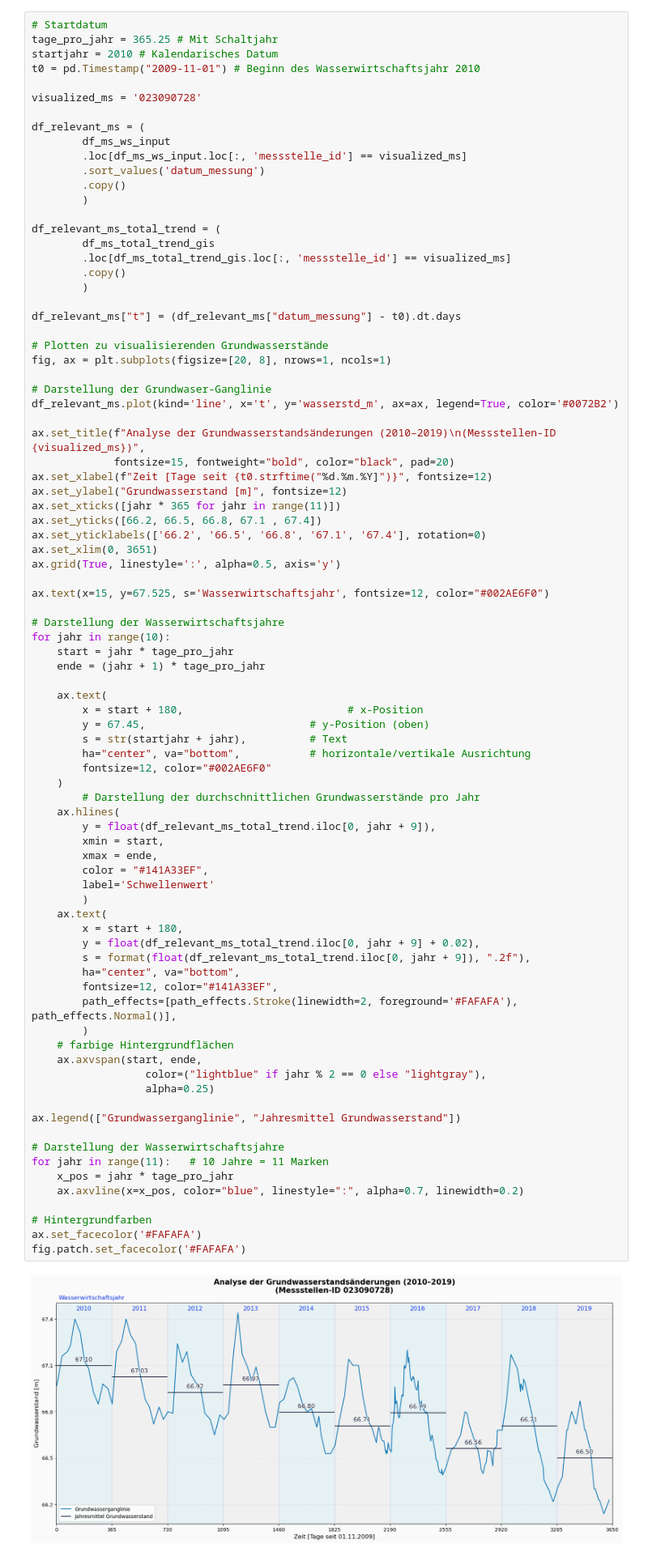
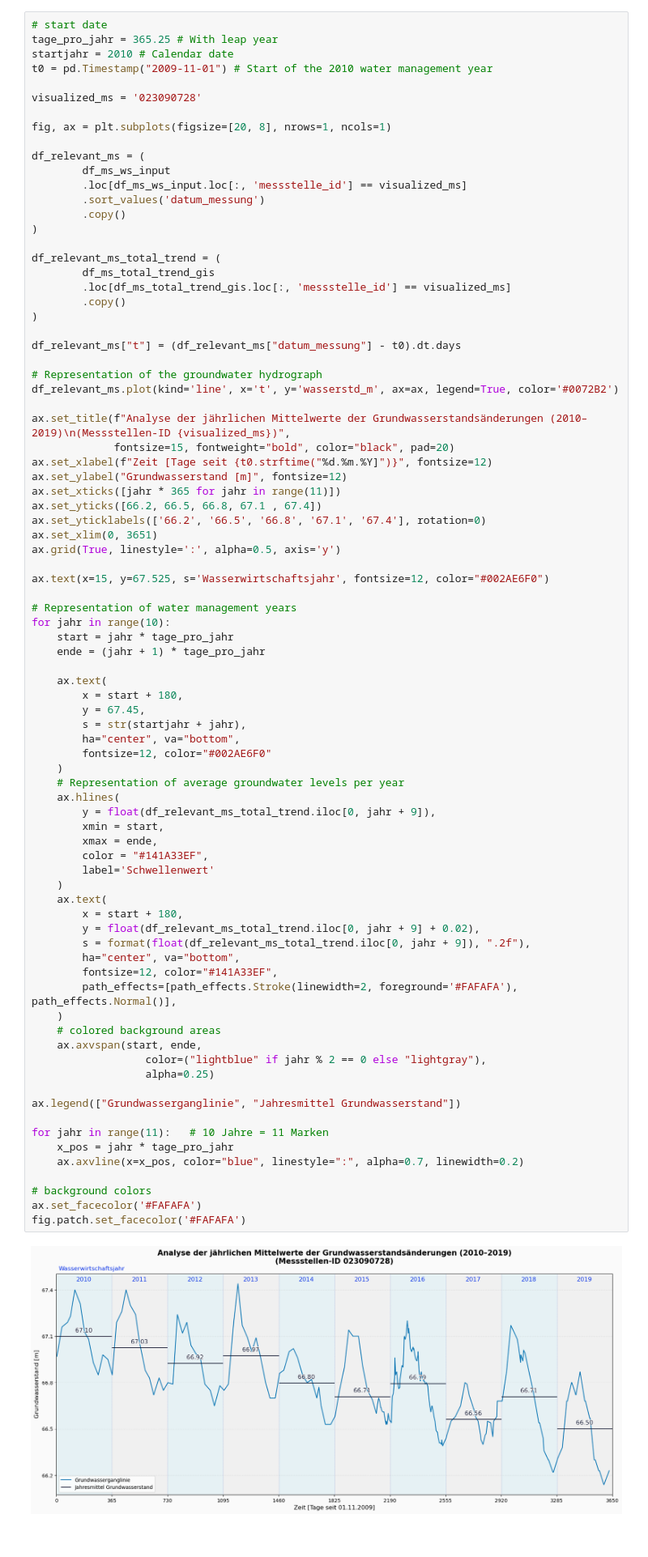
Before and after one commit to Maurinus83/DPP-GroundwaterNRW, a Jupyter notebook: notebooks/05_visualization_total_trend.ipynb, the cells around one changed output. Shown at 81% size. Drawn from its saved outputs; the diff is of its cells as text.

```diff
--- a/notebooks/05_visualization_total_trend.ipynb
+++ b/notebooks/05_visualization_total_trend.ipynb
@@ -14,35 +14,34 @@ df_ms_total_trend_gis = pd.read_pickle("../data/processed/grundwasserdaten-NRW/G
 # %% [markdown]
 ## Grundwasserstandsentwicklung mit jährlichen Mittelwertlinien
 # %%
-# Startdatum
-tage_pro_jahr = 365.25 # Mit Schaltjahr
-startjahr = 2010 # Kalendarisches Datum
-t0 = pd.Timestamp("2009-11-01") # Beginn des Wasserwirtschaftsjahr 2010
+# start date
+tage_pro_jahr = 365.25 # With leap year
+startjahr = 2010 # Calendar date
+t0 = pd.Timestamp("2009-11-01") # Start of the 2010 water management year
 
 visualized_ms = '023090728'
+
+fig, ax = plt.subplots(figsize=[20, 8], nrows=1, ncols=1)
 
 df_relevant_ms = (
         df_ms_ws_input
         .loc[df_ms_ws_input.loc[:, 'messstelle_id'] == visualized_ms]
         .sort_values('datum_messung')
         .copy()
-        )
+)
 
 df_relevant_ms_total_trend = (
         df_ms_total_trend_gis
         .loc[df_ms_total_trend_gis.loc[:, 'messstelle_id'] == visualized_ms]
         .copy()
-        )
+)
 
 df_relevant_ms["t"] = (df_relevant_ms["datum_messung"] - t0).dt.days
 
-# Plotten zu visualisierenden Grundwasserstände
-fig, ax = plt.subplots(figsize=[20, 8], nrows=1, ncols=1)
-
-# Darstellung der Grundwaser-Ganglinie
+# Representation of the groundwater hydrograph
 df_relevant_ms.plot(kind='line', x='t', y='wasserstd_m', ax=ax, legend=True, color='#0072B2')
 
-ax.set_title(f"Analyse der Grundwasserstandsänderungen (2010–2019)\n(Messstellen-ID {visualized_ms})",
+ax.set_title(f"Analyse der jährlichen Mittelwerte der Grundwasserstandsänderungen (2010–2019)\n(Messstellen-ID {visualized_ms})",
              fontsize=15, fontweight="bold", color="black", pad=20)
 ax.set_xlabel(f"Zeit [Tage seit {t0.strftime("%d.%m.%Y]")}", fontsize=12)
 ax.set_ylabel("Grundwasserstand [m]", fontsize=12)
@@ -54,51 +53,50 @@ ax.grid(True, linestyle=':', alpha=0.5, axis='y')
 
 ax.text(x=15, y=67.525, s='Wasserwirtschaftsjahr', fontsize=12, color="#002AE6F0")
 
-# Darstellung der Wasserwirtschaftsjahre
+# Representation of water management years
 for jahr in range(10):
     start = jahr * tage_pro_jahr
     ende = (jahr + 1) * tage_pro_jahr
 
     ax.text(
-        x = start + 180,                          # x-Position
-        y = 67.45,                          # y-Position (oben)
-        s = str(startjahr + jahr),          # Text
-        ha="center", va="bottom",           # horizontale/vertikale Ausrichtung
+        x = start + 180,
+        y = 67.45,
+        s = str(startjahr + jahr),
+        ha="center", va="bottom",
         fontsize=12, color="#002AE6F0"
     )
-        # Darstellung der durchschnittlichen Grundwasserstände pro Jahr
+    # Representation of average groundwater levels per year
     ax.hlines(
         y = float(df_relevant_ms_total_trend.iloc[0, jahr + 9]),
         xmin = start,
         xmax = ende,
         color = "#141A33EF",
         label='Schwellenwert'
-        )
+    )
     ax.text(
         x = start + 180,
         y = float(df_relevant_ms_total_trend.iloc[0, jahr + 9] + 0.02),
         s = format(float(df_relevant_ms_total_trend.iloc[0, jahr + 9]), ".2f"),
         ha="center", va="bottom",
         fontsize=12, color="#141A33EF",
         path_effects=[path_effects.Stroke(linewidth=2, foreground='#FAFAFA'), path_effects.Normal()],
-        )
-    # farbige Hintergrundflächen
+    )
+    # colored background areas
     ax.axvspan(start, ende,
                   color=("lightblue" if jahr % 2 == 0 else "lightgray"),
                   alpha=0.25)
 
 ax.legend(["Grundwasserganglinie", "Jahresmittel Grundwasserstand"])
 
-# Darstellung der Wasserwirtschaftsjahre
 for jahr in range(11):   # 10 Jahre = 11 Marken
     x_pos = jahr * tage_pro_jahr
     ax.axvline(x=x_pos, color="blue", linestyle=":", alpha=0.7, linewidth=0.2)
 
-# Hintergrundfarben
+# background colors
 ax.set_facecolor('#FAFAFA')
 fig.patch.set_facecolor('#FAFAFA')
 # %% [output]
-[figure, old version]
+[figure, new version]
 # %%
 fig.savefig("../pictures/05_visual_total_trend_2010-2019_1.png", dpi=300, bbox_inches="tight")
 # %% [markdown]
```
Also changed, not shown: parts of 2 cells of this notebook, 4 other files.
